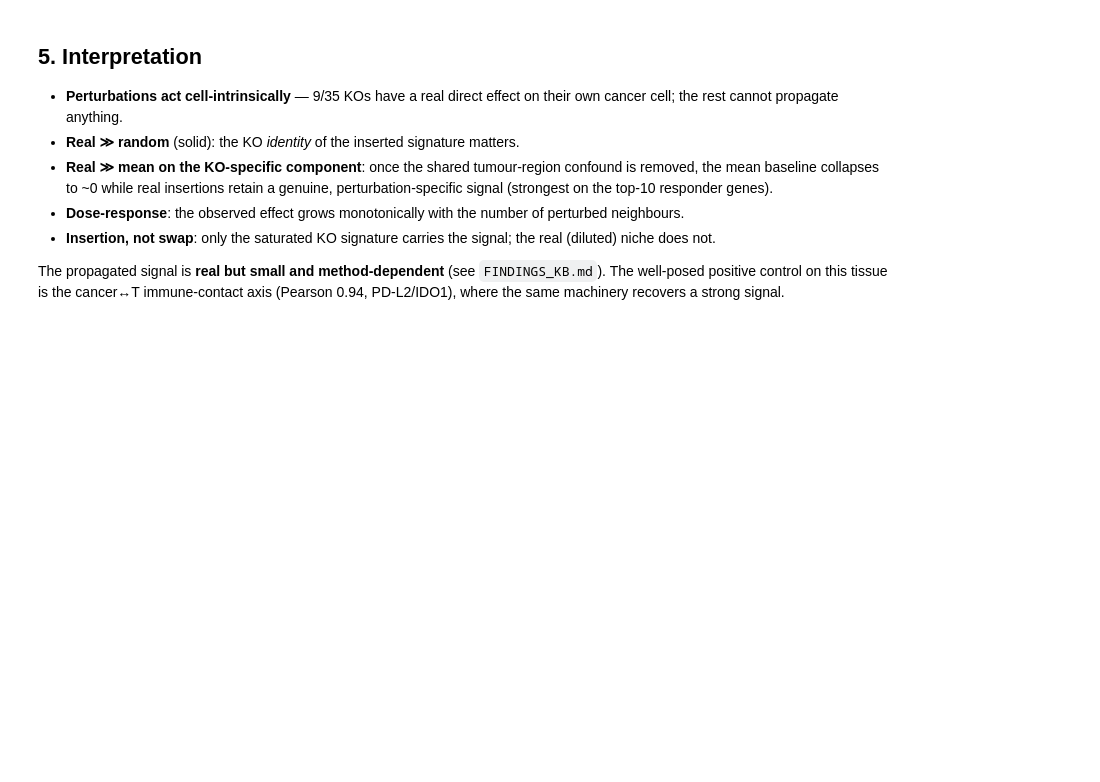
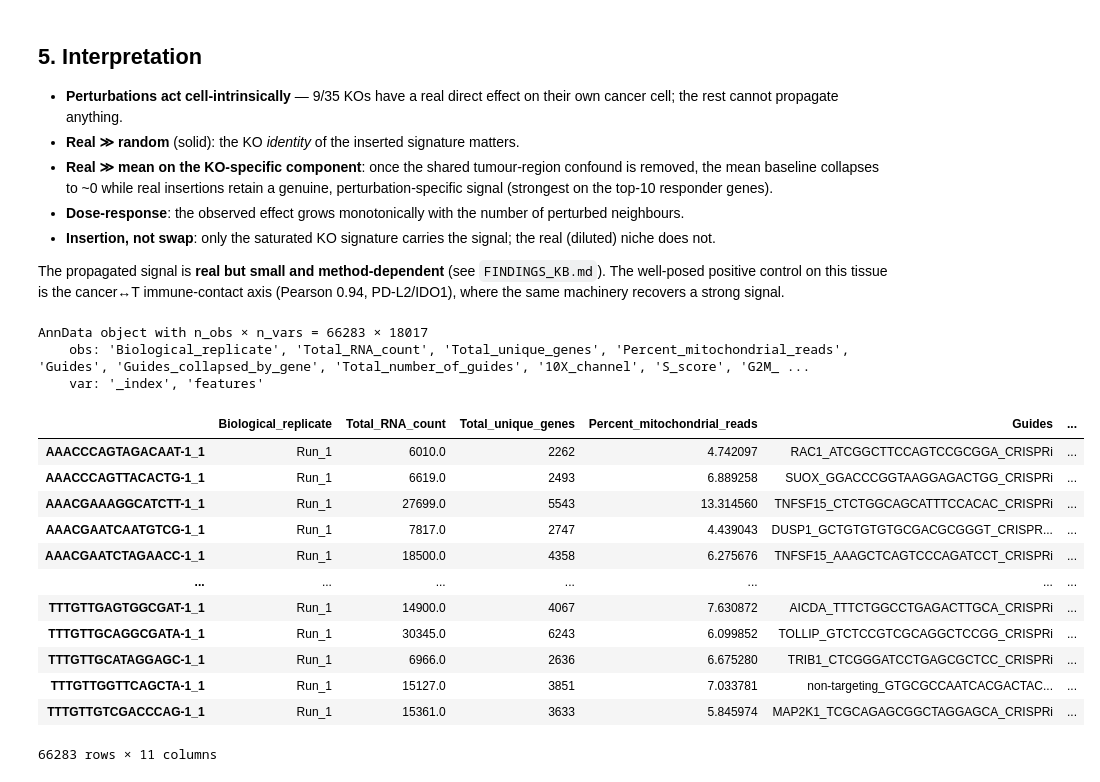
Before and after one commit to PMBio/cellina-reproducibility, a Jupyter notebook: notebooks/in_vivo/pfish_analysis.ipynb, the cells around one changed output. Drawn from its saved outputs; the diff is of its cells as text; code cells hidden in the pictures; blank space fills up the shorter version.

```diff
--- a/notebooks/in_vivo/pfish_analysis.ipynb
+++ b/notebooks/in_vivo/pfish_analysis.ipynb
@@ -663,3 +697,27 @@ real > ground-truth-env  paired p = 0.125
 The propagated signal is **real but small and method-dependent** (see `FINDINGS_KB.md`). The
 well-posed positive control on this tissue is the cancer↔T immune-contact axis (Pearson 0.94,
 PD-L2/IDO1), where the same machinery recovers a strong signal.
+# %%
+adata = sc.read_h5ad('/data/a330d/datasets/perturbfish/GSM6858449_KD_conventional.h5ad')
+# %%
+adata
+# %% [output]
+AnnData object with n_obs × n_vars = 66283 × 18017
+    obs: 'Biological_replicate', 'Total_RNA_count', 'Total_unique_genes', 'Percent_mitochondrial_reads', 'Guides', 'Guides_collapsed_by_gene', 'Total_number_of_guides', '10X_channel', 'S_score', 'G2M_ ...
+    var: '_index', 'features'
+# %%
+adata.obs
+# %% [output]
+|  | Biological_replicate | Total_RNA_count | Total_unique_genes | Percent_mitochondrial_reads | Guides | ... |
+| AAACCCAGTAGACAAT-1_1 | Run_1 | 6010.0 | 2262 | 4.742097 | RAC1_ATCGGCTTCCAGTCCGCGGA_CRISPRi | ... |
+| AAACCCAGTTACACTG-1_1 | Run_1 | 6619.0 | 2493 | 6.889258 | SUOX_GGACCCGGTAAGGAGACTGG_CRISPRi | ... |
+| AAACGAAAGGCATCTT-1_1 | Run_1 | 27699.0 | 5543 | 13.314560 | TNFSF15_CTCTGGCAGCATTTCCACAC_CRISPRi | ... |
+| AAACGAATCAATGTCG-1_1 | Run_1 | 7817.0 | 2747 | 4.439043 | DUSP1_GCTGTGTGTGCGACGCGGGT_CRISPR... | ... |
+| AAACGAATCTAGAACC-1_1 | Run_1 | 18500.0 | 4358 | 6.275676 | TNFSF15_AAAGCTCAGTCCCAGATCCT_CRISPRi | ... |
+| ... | ... | ... | ... | ... | ... | ... |
+| TTTGTTGAGTGGCGAT-1_1 | Run_1 | 14900.0 | 4067 | 7.630872 | AICDA_TTTCTGGCCTGAGACTTGCA_CRISPRi | ... |
+| TTTGTTGCAGGCGATA-1_1 | Run_1 | 30345.0 | 6243 | 6.099852 | TOLLIP_GTCTCCGTCGCAGGCTCCGG_CRISPRi | ... |
+| TTTGTTGCATAGGAGC-1_1 | Run_1 | 6966.0 | 2636 | 6.675280 | TRIB1_CTCGGGATCCTGAGCGCTCC_CRISPRi | ... |
+| TTTGTTGGTTCAGCTA-1_1 | Run_1 | 15127.0 | 3851 | 7.033781 | non-targeting_GTGCGCCAATCACGACTAC... | ... |
+| TTTGTTGTCGACCCAG-1_1 | Run_1 | 15361.0 | 3633 | 5.845974 | MAP2K1_TCGCAGAGCGGCTAGGAGCA_CRISPRi | ... |
+66283 rows × 11 columns
```
Also changed, not shown: parts of 10 cells of this notebook, 3 other files.
